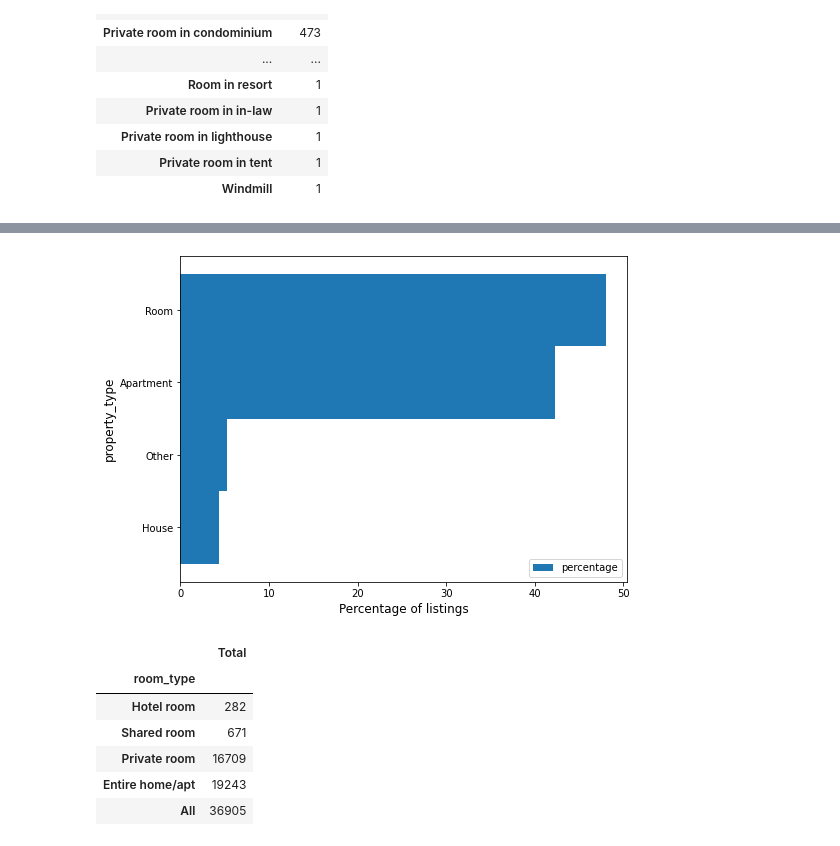
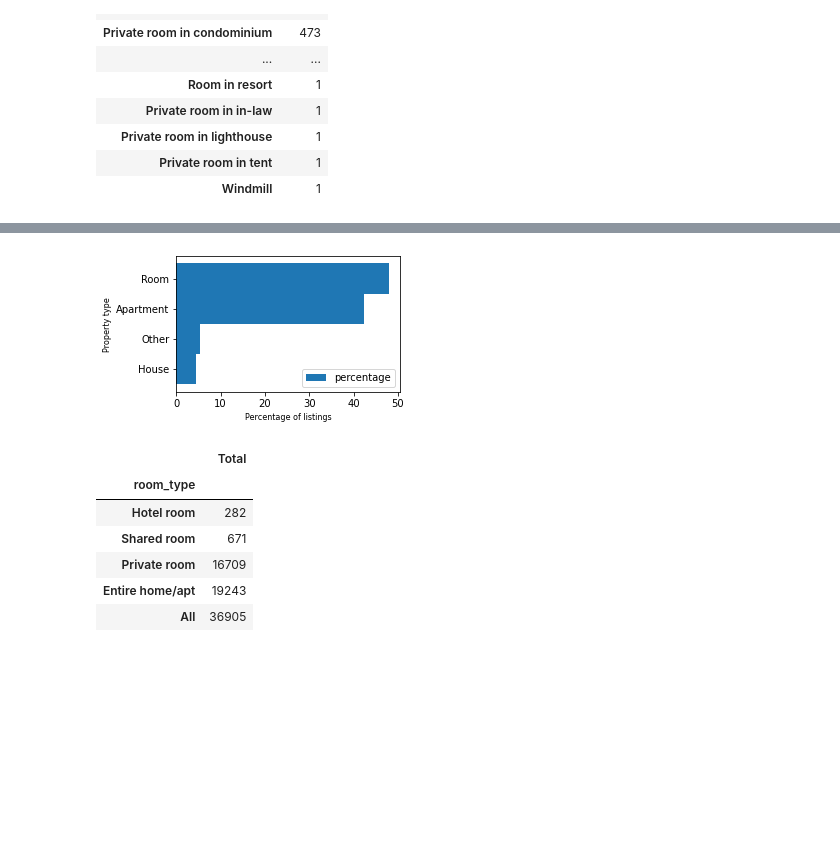
Before and after one commit to anmarphy/Airbnb-Deep-Learning-Pricing-Model, a Jupyter notebook: New York/Preprocesamiento.ipynb, the cells around one changed output, grey strips where cells are left out. Saved outputs shown, nothing was run; the diff lists cells and outputs as text; code cells hidden in the pictures; blank space fills up the shorter version.

```diff
--- a/New York/Preprocesamiento.ipynb
+++ b/New York/Preprocesamiento.ipynb
@@ -77,3 +80,6 @@ for var in removing_perc:
 # %% [output]
 La columna  host_acceptance_rate ha sido modificada de string a float
 La columna  host_response_rate ha sido modificada de string a float
+# %%
+listings['price']=listings['price'].str.replace('$', '')
+listings['price']=listings['price'].str.replace(',', '').astype('float')
@@ -174,12 +190,12 @@ pivot0
 # %%
 feq = pivot0[['property_type', 'percentage']].sort_values('percentage')
 feq=feq.set_index('property_type')
-feq.plot.barh(figsize=(8,6),  width= 1)
-plt.xlabel('Percentage of listings', fontsize = 12)
-plt.ylabel('property_type', fontsize = 12)
+feq.plot.barh(figsize=(4,2.5),  width= 1)
+plt.xlabel('Percentage of listings', fontsize = 8)
+plt.ylabel('Property type', fontsize = 8)
 plt.show()
 # %% [output]
-[figure, old version]
+[figure, new version]
 # %%
 r=listings.pivot_table(index='room_type', values='id', aggfunc='count', margins=True).sort_values(by='id', ascending=True)
 r.columns=['Total']
```
Also changed, not shown: parts of 47 cells of this notebook.
